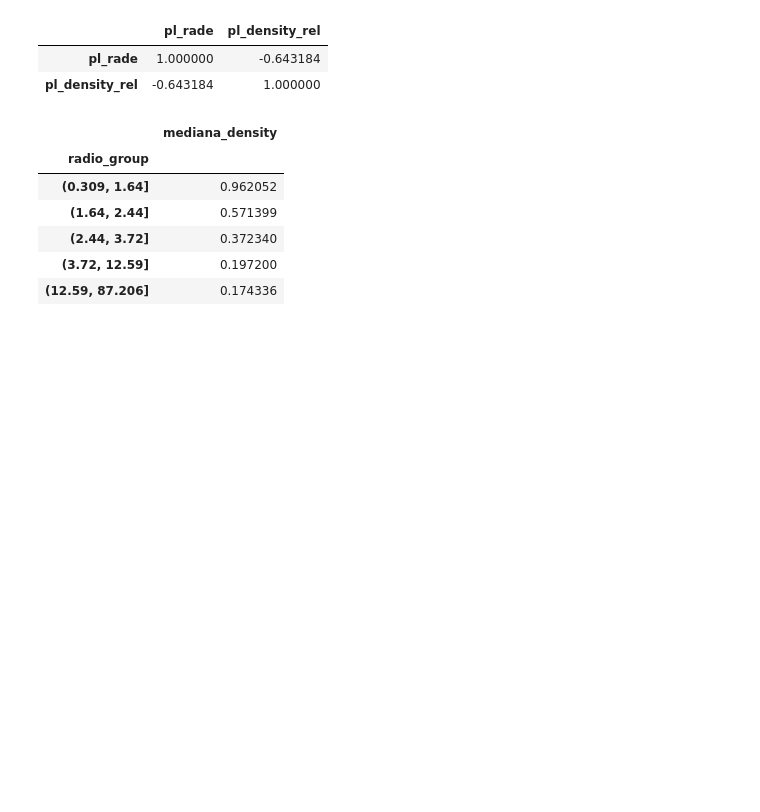
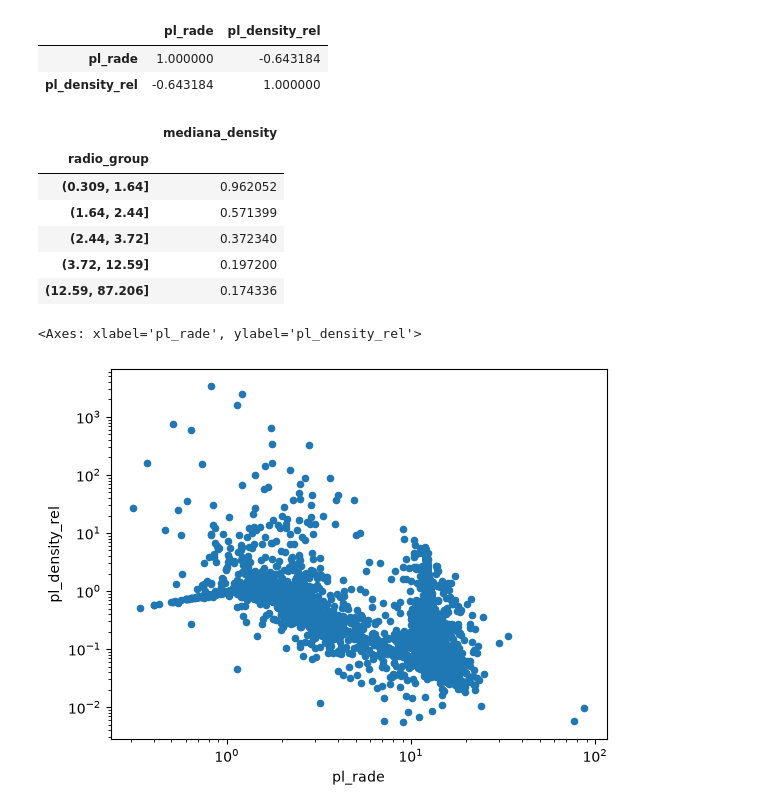
Before and after one commit to jhonatanaburto5-maker/machine-learning, a Jupyter notebook: notebooks/01_exoplanets_eda.ipynb, the cells around one changed output. Cells and saved outputs as stored; diff of their text form; code cells hidden in the pictures; blank space fills up the shorter version.

```diff
--- a/notebooks/01_exoplanets_eda.ipynb
+++ b/notebooks/01_exoplanets_eda.ipynb
@@ -371,3 +375,14 @@ df_density.groupby("radio_group").agg(
 | (2.44, 3.72] | 0.372340 |
 | (3.72, 12.59] | 0.197200 |
 | (12.59, 87.206] | 0.174336 |
+# %%
+df_density.plot.scatter(
+    x= "pl_rade",
+    y="pl_density_rel",
+    logx = True,
+    logy = True
+)
+# Mayor radio → mayor masa, pero la masa no parece aumentar suficientemente rápido como para compensar el crecimiento del volumen.
+# %% [output]
+<Axes: xlabel='pl_rade', ylabel='pl_density_rel'>
+[figure, added]
```
Also changed, not shown: parts of 6 cells of this notebook.
